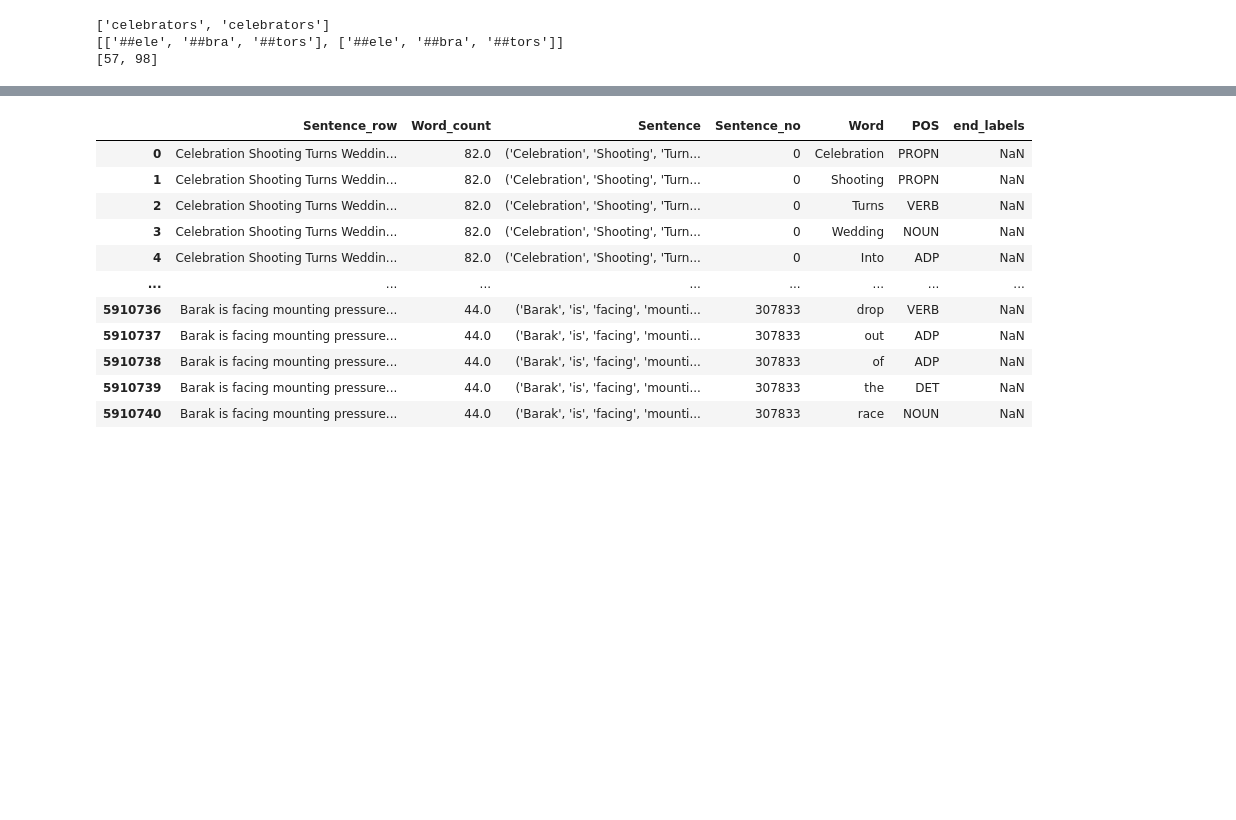
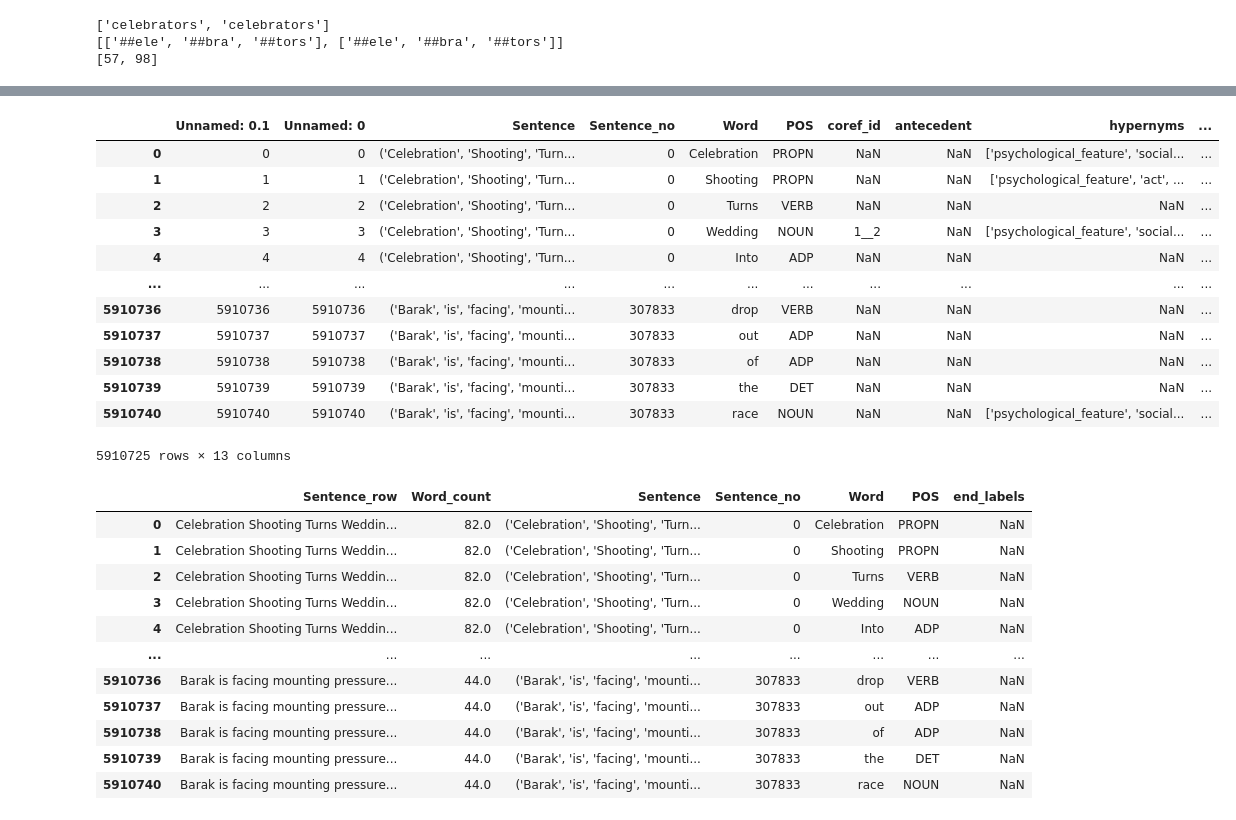
Before and after one commit to itsmeeeeeee/BERT_Probing, a Jupyter notebook: extract_embedding_4m.ipynb, the cells around one changed output, grey strips where cells are left out. Cells and saved outputs as stored; diff of their text form; code cells hidden in the pictures; blank space fills up the shorter version.

```diff
--- a/extract_embedding_4m.ipynb
+++ b/extract_embedding_4m.ipynb
@@ -168,11 +168,26 @@ final_df = pd.read_csv(file_path)
 # %%
 """
 This sentence appears twice consecutively in the dataset and has the same sentence number.
 This causes issues with indexing the words within a sentence. Refer to the function "find_index_2".Therefore, it is deleted."""
 
 final_df[final_df["Word"]=="worst"][100:150]
 final_df[(final_df.index == 5222032)]["Sentence"].tolist()[0]
 f_d=final_df[(final_df["Sentence_no"] != 264185)]
+f_d
+# %% [output]
+|  | Unnamed: 0.1 | Unnamed: 0 | Sentence | Sentence_no | Word | POS | coref_id | antecedent | hypernyms | ... |
+| 0 | 0 | 0 | ('Celebration', 'Shooting', 'Turn... | 0 | Celebration | PROPN | NaN | NaN | ['psychological_feature', 'social... | ... |
+| 1 | 1 | 1 | ('Celebration', 'Shooting', 'Turn... | 0 | Shooting | PROPN | NaN | NaN | ['psychological_feature', 'act', ... | ... |
+| 2 | 2 | 2 | ('Celebration', 'Shooting', 'Turn... | 0 | Turns | VERB | NaN | NaN | NaN | ... |
+| 3 | 3 | 3 | ('Celebration', 'Shooting', 'Turn... | 0 | Wedding | NOUN | 1__2 | NaN | ['psychological_feature', 'social... | ... |
+| 4 | 4 | 4 | ('Celebration', 'Shooting', 'Turn... | 0 | Into | ADP | NaN | NaN | NaN | ... |
+| ... | ... | ... | ... | ... | ... | ... | ... | ... | ... | ... |
+| 5910736 | 5910736 | 5910736 | ('Barak', 'is', 'facing', 'mounti... | 307833 | drop | VERB | NaN | NaN | NaN | ... |
+| 5910737 | 5910737 | 5910737 | ('Barak', 'is', 'facing', 'mounti... | 307833 | out | ADP | NaN | NaN | NaN | ... |
+| 5910738 | 5910738 | 5910738 | ('Barak', 'is', 'facing', 'mounti... | 307833 | of | ADP | NaN | NaN | NaN | ... |
+| 5910739 | 5910739 | 5910739 | ('Barak', 'is', 'facing', 'mounti... | 307833 | the | DET | NaN | NaN | NaN | ... |
+| 5910740 | 5910740 | 5910740 | ('Barak', 'is', 'facing', 'mounti... | 307833 | race | NOUN | NaN | NaN | ['psychological_feature', 'social... | ... |
+5910725 rows × 13 columns
 # %%
 # Filters out the unnecessary columns for further processing
 select_columns = f_d[["Sentence_row","Word_count","Sentence", "Sentence_no", "Word", "POS", "end_labels"]]
```
Also changed, not shown: parts of 5 cells of this notebook.
